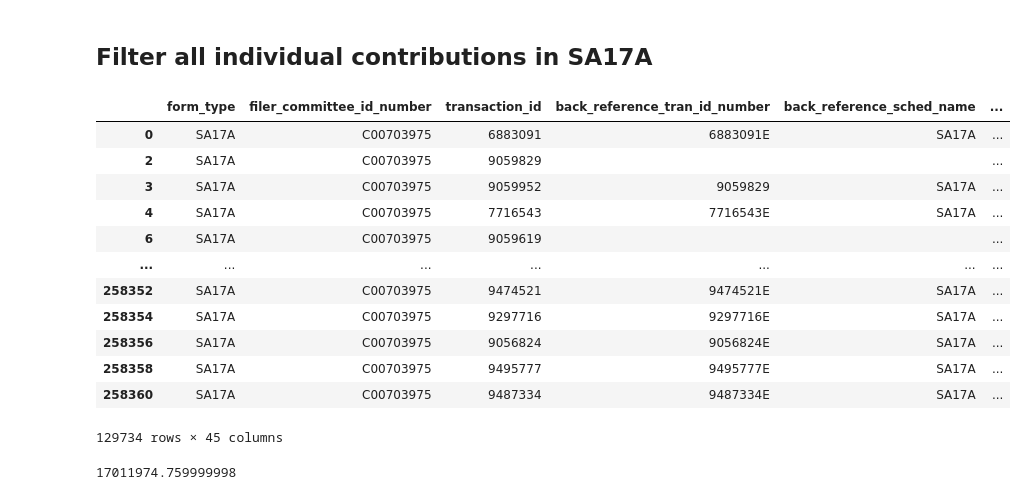
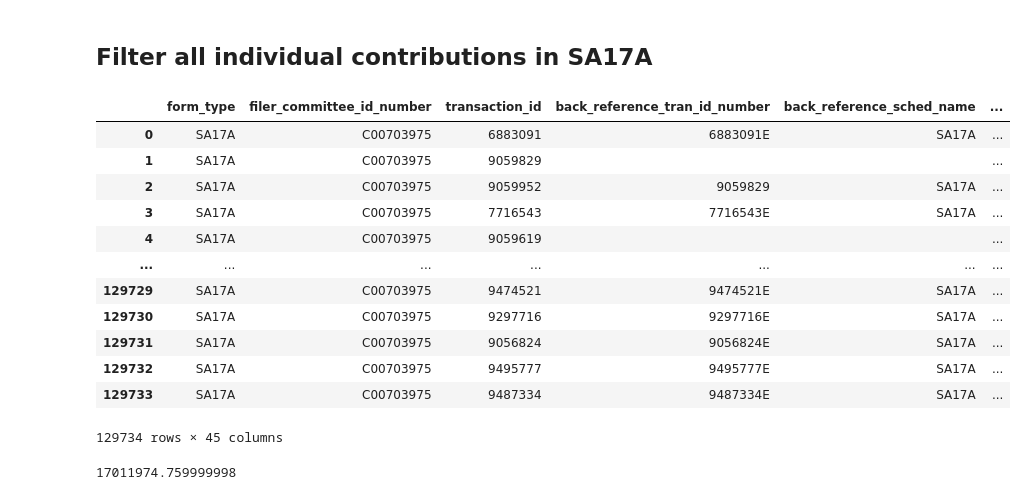
Before and after one commit to pmagtulis/us-campaign-finance, a Jupyter notebook: contributions/Kamala Harris.ipynb, the cells around one changed output. Drawn from its saved outputs; the diff is of its cells as text; code cells hidden in the pictures.

```diff
--- a/contributions/Kamala Harris.ipynb
+++ b/contributions/Kamala Harris.ipynb
@@ -35,7 +36,7 @@ df = pd.DataFrame(filing['itemizations']['Schedule A'])
 df.contribution_date=pd.to_datetime(df.contribution_date)
 df.contribution_amount=pd.to_numeric(df.contribution_amount)
 df[df.memo_code=='X'].to_clipboard(index=False)
-pd.set_option('display.max_columns', None)
+# pd.set_option('display.max_columns', None)
 df
 # %% [output]
 |  | form_type | filer_committee_id_number | transaction_id | back_reference_tran_id_number | back_reference_sched_name | ... |
@@ -128,21 +129,21 @@ memo_x.contribution_amount.sum()
 # %% [markdown]
 ## Filter all individual contributions in SA17A
 # %%
-sa17a_IND = sa17a[sa17a.entity_type=='IND']
+sa17a_IND = sa17a[sa17a.entity_type=='IND'].reset_index(drop=True)
 sa17a_IND
 # %% [output]
 |  | form_type | filer_committee_id_number | transaction_id | back_reference_tran_id_number | back_reference_sched_name | ... |
 | 0 | SA17A | C00703975 | 6883091 | 6883091E | SA17A | ... |
-| 2 | SA17A | C00703975 | 9059829 |  |  | ... |
-| 3 | SA17A | C00703975 | 9059952 | 9059829 | SA17A | ... |
-| 4 | SA17A | C00703975 | 7716543 | 7716543E | SA17A | ... |
-| 6 | SA17A | C00703975 | 9059619 |  |  | ... |
+| 1 | SA17A | C00703975 | 9059829 |  |  | ... |
+| 2 | SA17A | C00703975 | 9059952 | 9059829 | SA17A | ... |
+| 3 | SA17A | C00703975 | 7716543 | 7716543E | SA17A | ... |
+| 4 | SA17A | C00703975 | 9059619 |  |  | ... |
 | ... | ... | ... | ... | ... | ... | ... |
-| 258352 | SA17A | C00703975 | 9474521 | 9474521E | SA17A | ... |
-| 258354 | SA17A | C00703975 | 9297716 | 9297716E | SA17A | ... |
-| 258356 | SA17A | C00703975 | 9056824 | 9056824E | SA17A | ... |
-| 258358 | SA17A | C00703975 | 9495777 | 9495777E | SA17A | ... |
-| 258360 | SA17A | C00703975 | 9487334 | 9487334E | SA17A | ... |
+| 129729 | SA17A | C00703975 | 9474521 | 9474521E | SA17A | ... |
+| 129730 | SA17A | C00703975 | 9297716 | 9297716E | SA17A | ... |
+| 129731 | SA17A | C00703975 | 9056824 | 9056824E | SA17A | ... |
+| 129732 | SA17A | C00703975 | 9495777 | 9495777E | SA17A | ... |
+| 129733 | SA17A | C00703975 | 9487334 | 9487334E | SA17A | ... |
 129734 rows × 45 columns
 # %%
 sa17a_IND.contribution_amount.sum()
```
Also changed, not shown: parts of 56 cells of this notebook, 1 other file.
